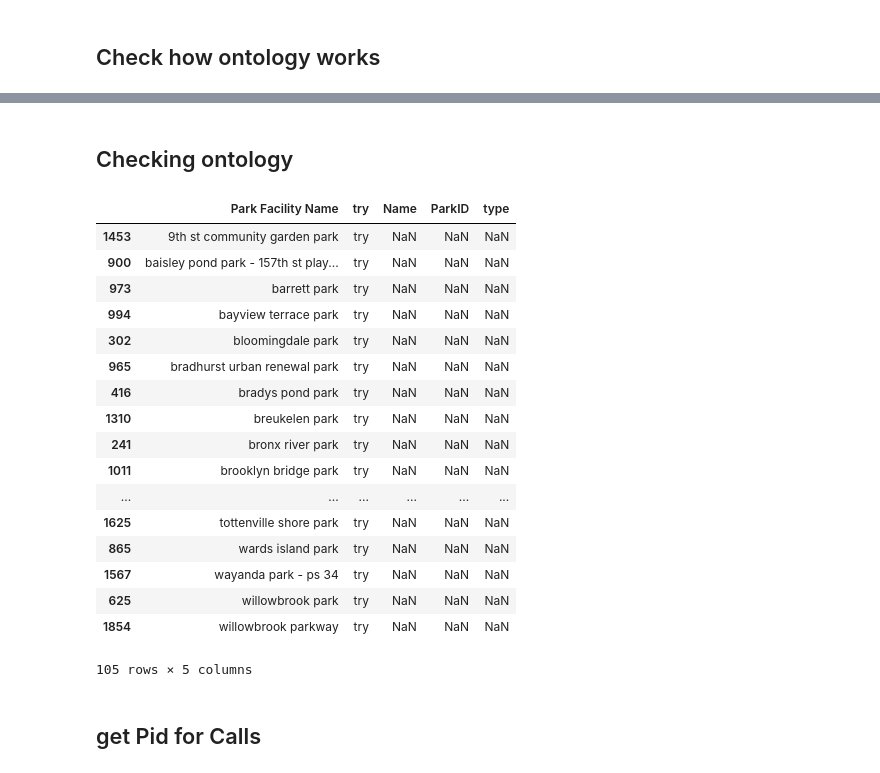
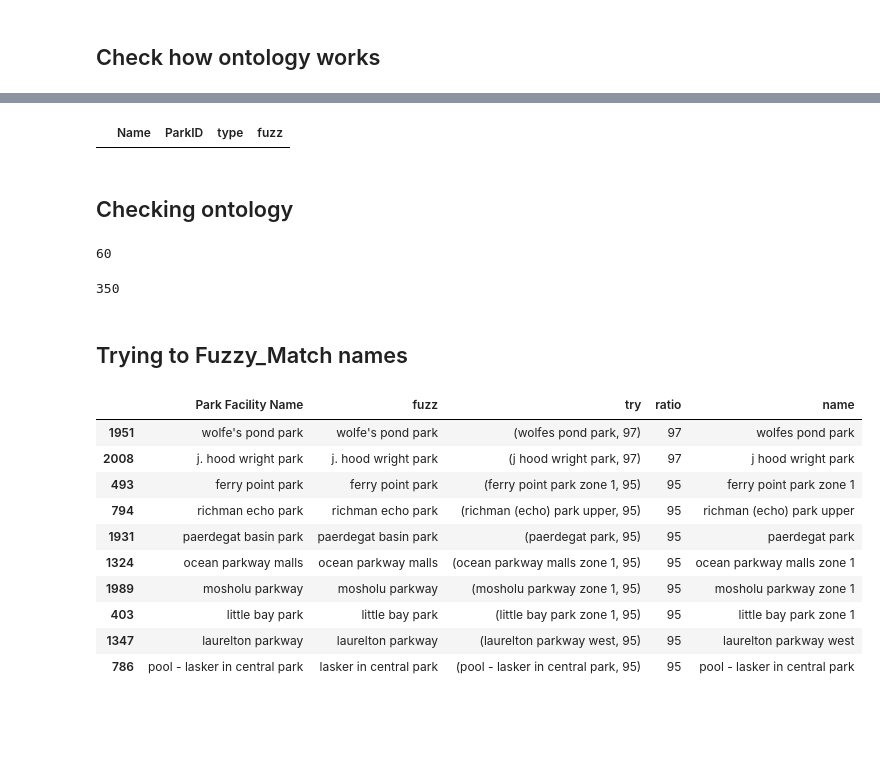
Before and after one commit to gdobler/parqa, a Jupyter notebook: 311/ONTOLOGY/4_311_calls_to_PropertyID.ipynb, the cells around one changed output, grey strips where cells are left out. Saved outputs shown, nothing was run; the diff lists cells and outputs as text; code cells hidden in the pictures; blank space fills up the shorter version.

```diff
--- a/311/ONTOLOGY/4_311_calls_to_PropertyID.ipynb
+++ b/311/ONTOLOGY/4_311_calls_to_PropertyID.ipynb
@@ -245,0 +242,4 @@ onto2.rename(inplace=1, columns={'fuzname':'Park Facility Name','newName':'Name'
+# %%
+onto2[onto2['Name']=='long pond']
+# %% [output]
+|  | Name | ParkID | type | fuzz |
@@ -246,27 +296,31 @@ onto2.rename(inplace=1, columns={'fuzname':'Park Facility Name','newName':'Name'
 # %% [markdown]
 ## Checking ontology
 # %%
-x = fuzzyNames.merge(onto2, how='left', on='Park Facility Name')
+x = fuzzyNames.merge(onto2, how='left', on='fuzz')
 
-x[(pd.isnull(x.ParkID))&(x['Park Facility Name'].str.contains('park'))].sort_values('Park Facility Name')
+print len(x[(pd.isnull(x.ParkID))&(x['Park Facility Name'].str.contains('park'))])
+z = x[(pd.isnull(x.ParkID))&(x['Park Facility Name'].str.contains('park'))].sort_values('fuzz')[['Park Facility Name','fuzz']]
+x[(pd.isnull(x.ParkID))].sort_values('fuzz')
 # %% [output]
-|  | Park Facility Name | try | Name | ParkID | type |
-| 1453 | 9th st community garden park | try | NaN | NaN | NaN |
-| 900 | baisley pond park - 157th st play... | try | NaN | NaN | NaN |
-| 973 | barrett park | try | NaN | NaN | NaN |
-| 994 | bayview terrace park | try | NaN | NaN | NaN |
-| 302 | bloomingdale park | try | NaN | NaN | NaN |
-| 965 | bradhurst urban renewal park | try | NaN | NaN | NaN |
-| 416 | bradys pond park | try | NaN | NaN | NaN |
-| 1310 | breukelen park | try | NaN | NaN | NaN |
-| 241 | bronx river park | try | NaN | NaN | NaN |
-| 1011 | brooklyn bridge park | try | NaN | NaN | NaN |
-| ... | ... | ... | ... | ... | ... |
-| 1625 | tottenville shore park | try | NaN | NaN | NaN |
-| 865 | wards island park | try | NaN | NaN | NaN |
-| 1567 | wayanda park - ps 34 | try | NaN | NaN | NaN |
-| 625 | willowbrook park | try | NaN | NaN | NaN |
-| 1854 | willowbrook parkway | try | NaN | NaN | NaN |
-105 rows × 5 columns
+60
+350
-# %% [markdown]
-## get Pid for Calls
+# %% [markdown]
+## Trying to Fuzzy_Match names
+# %%
+z['try'] = z.fuzz.apply(lambda x: process.extractOne(x, onto2.fuzz.tolist()))
+# %%
+z['ratio'] = z['try'].str.get(1)
+z['name'] = z['try'].str.get(0)
+z.sort_values('ratio',ascending=0).head(10)
+# %% [output]
+|  | Park Facility Name | fuzz | try | ratio | name |
+| 1951 | wolfe's pond park | wolfe's pond park | (wolfes pond park, 97) | 97 | wolfes pond park |
+| 2008 | j. hood wright park | j. hood wright park | (j hood wright park, 97) | 97 | j hood wright park |
+| 493 | ferry point park | ferry point park | (ferry point park zone 1, 95) | 95 | ferry point park zone 1 |
+| 794 | richman echo park | richman echo park | (richman (echo) park upper, 95) | 95 | richman (echo) park upper |
+| 1931 | paerdegat basin park | paerdegat basin park | (paerdegat park, 95) | 95 | paerdegat park |
+| 1324 | ocean parkway malls | ocean parkway malls | (ocean parkway malls zone 1, 95) | 95 | ocean parkway malls zone 1 |
+| 1989 | mosholu parkway | mosholu parkway | (mosholu parkway zone 1, 95) | 95 | mosholu parkway zone 1 |
+| 403 | little bay park | little bay park | (little bay park zone 1, 95) | 95 | little bay park zone 1 |
+| 1347 | laurelton parkway | laurelton parkway | (laurelton parkway west, 95) | 95 | laurelton parkway west |
+| 786 | pool - lasker in central park | lasker in central park | (pool - lasker in central park, 95) | 95 | pool - lasker in central park |
```
Also changed, not shown: parts of 26 cells of this notebook, 17 other files.
